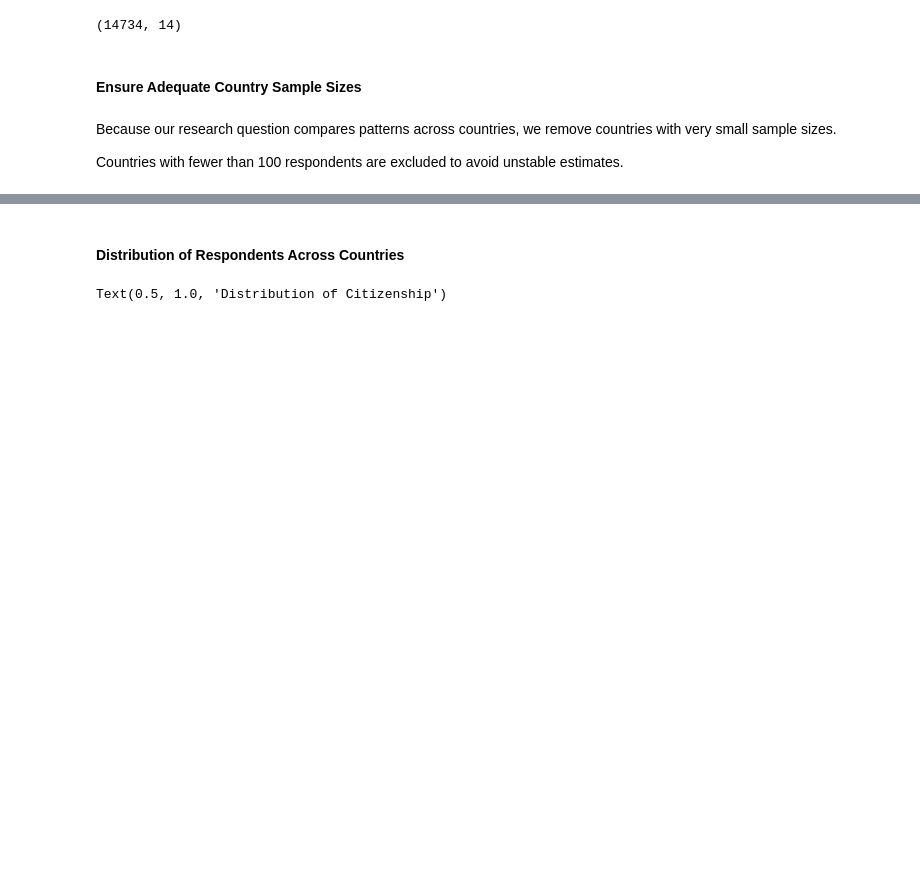
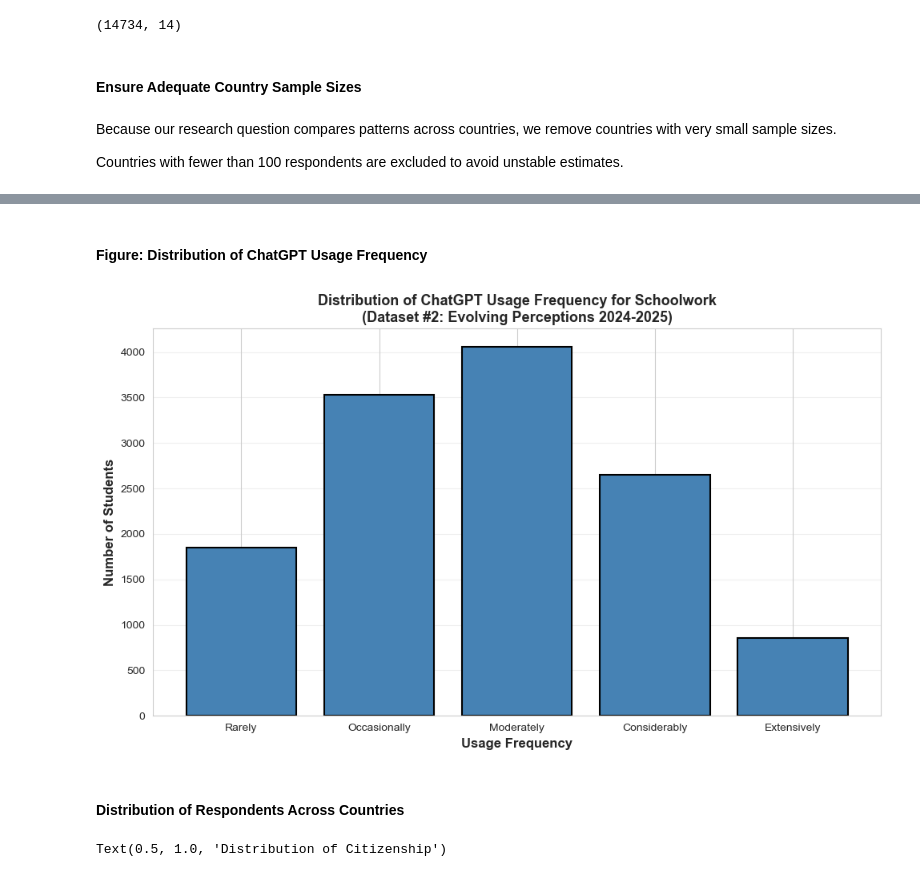
Before and after one commit to COGS108/Group123_WI26, a Jupyter notebook: 03-FinalProject.ipynb, the cells around one changed output, grey strips where cells are left out. Drawn from its saved outputs; the diff is of its cells as text; code cells hidden in the pictures; blank space fills up the shorter version.

Commit message:
Dataset2 EDA fixed

```diff
--- a/03-FinalProject.ipynb
+++ b/03-FinalProject.ipynb
@@ -1093,3 +1109,25 @@ filtered_dataset_2 = filtered_dataset_2[
+# %% [markdown]
+#### **Figure: Distribution of ChatGPT Usage Frequency**
+# %%
+# Figure: Distribution of ChatGPT Usage Frequency
+plt.figure(figsize=(10, 6))
+
+freq_counts = filtered_dataset_2['chatgpt_usage_extent'].value_counts().sort_index()
+plt.bar(freq_counts.index, freq_counts.values, color='steelblue', edgecolor='black', linewidth=1.5)
+
+plt.xlabel('Usage Frequency', fontsize=12, fontweight='bold')
+plt.ylabel('Number of Students', fontsize=12, fontweight='bold')
+plt.title('Distribution of ChatGPT Usage Frequency for Schoolwork\n(Dataset #2: Evolving Perceptions 2024-2025)',
+          fontsize=13, fontweight='bold')
+plt.xticks([1, 2, 3, 4, 5],
+           ['Rarely', 'Occasionally', 'Moderately', 'Considerably', 'Extensively'],
+           rotation=0)
+plt.grid(axis='y', alpha=0.3)
+
+plt.tight_layout()
+plt.show()
+# %% [output]
+[figure, added]
 # %% [markdown]
 #### **Distribution of Respondents Across Countries**
 # %%
```
Also changed, not shown: parts of 10 cells of this notebook.
